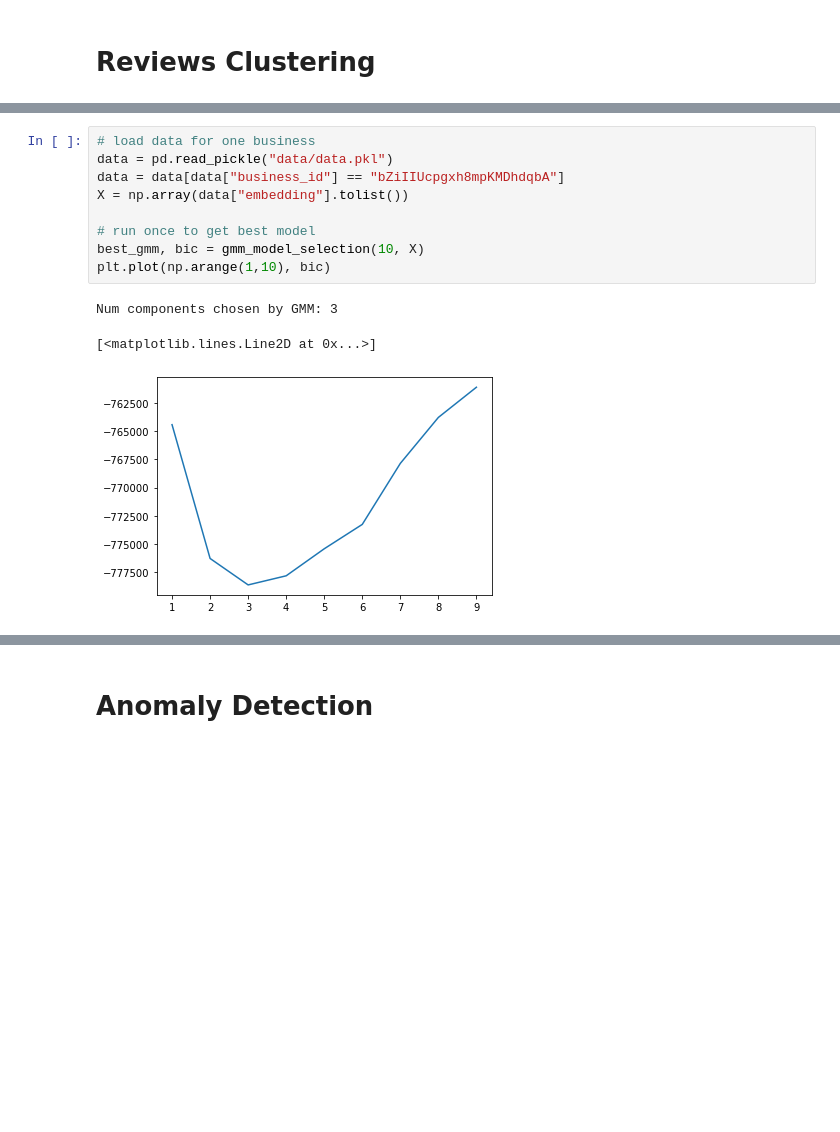
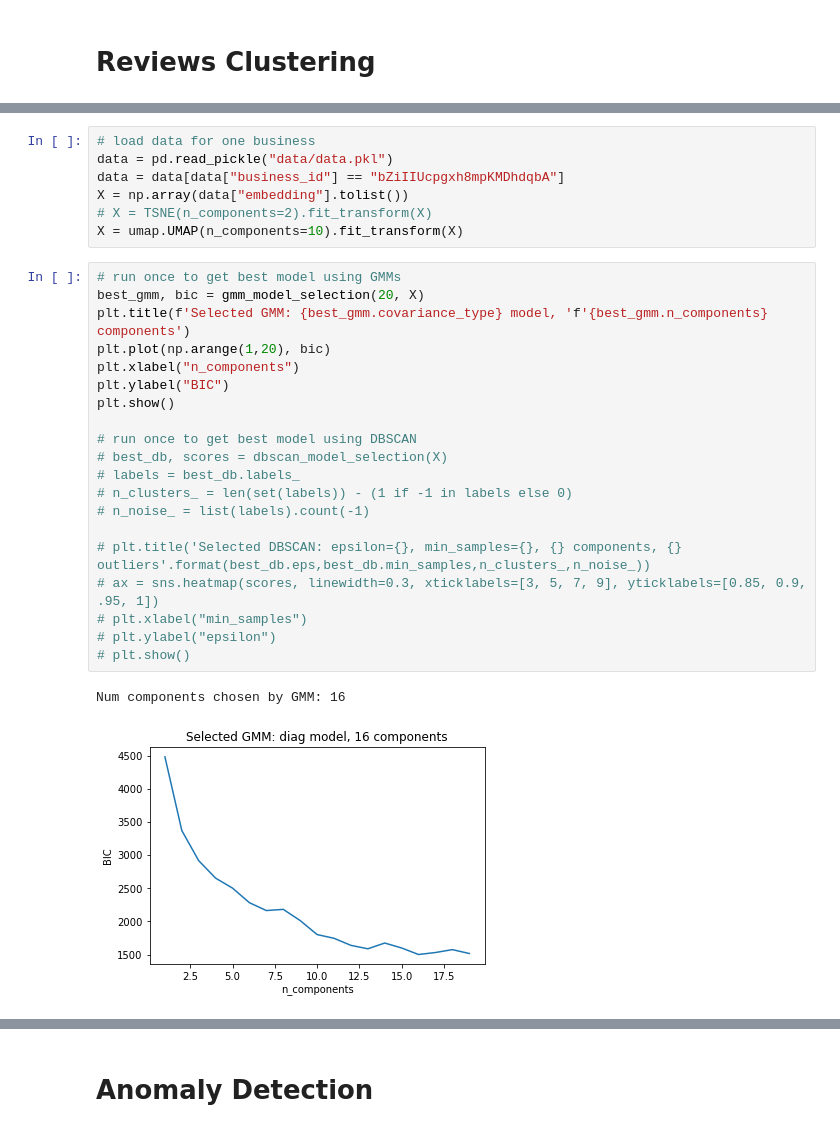
Before and after one commit to emily-mai/Umamics, a Jupyter notebook: CS105_Project.ipynb, the cells around one changed output, grey strips where cells are left out. Drawn from its saved outputs; the diff is of its cells as text; blank space fills up the shorter version.

```diff
--- a/CS105_Project.ipynb
+++ b/CS105_Project.ipynb
@@ -149,13 +159,30 @@ def plot_tsne(gmm, X, Y):
 data = pd.read_pickle("data/data.pkl")
 data = data[data["business_id"] == "bZiIIUcpgxh8mpKMDhdqbA"]
 X = np.array(data["embedding"].tolist())
-
-# run once to get best model
-best_gmm, bic = gmm_model_selection(10, X)
-plt.plot(np.arange(1,10), bic)
+# X = TSNE(n_components=2).fit_transform(X)
+X = umap.UMAP(n_components=10).fit_transform(X)
-# %% [output]
-Num components chosen by GMM: 3
-[<matplotlib.lines.Line2D at 0x...>]
-[figure, removed]
+# %%
+# run once to get best model using GMMs
+best_gmm, bic = gmm_model_selection(20, X)
+plt.title(f'Selected GMM: {best_gmm.covariance_type} model, 'f'{best_gmm.n_components} components')
+plt.plot(np.arange(1,20), bic)
+plt.xlabel("n_components")
+plt.ylabel("BIC")
+plt.show()
+
+# run once to get best model using DBSCAN
+# best_db, scores = dbscan_model_selection(X)
+# labels = best_db.labels_
+# n_clusters_ = len(set(labels)) - (1 if -1 in labels else 0)
+# n_noise_ = list(labels).count(-1)
+
+# plt.title('Selected DBSCAN: epsilon={}, min_samples={}, {} components, {} outliers'.format(best_db.eps,best_db.min_samples,n_clusters_,n_noise_))
+# ax = sns.heatmap(scores, linewidth=0.3, xticklabels=[3, 5, 7, 9], yticklabels=[0.85, 0.9, .95, 1])
+# plt.xlabel("min_samples")
+# plt.ylabel("epsilon")
+# plt.show()
+# %% [output]
+Num components chosen by GMM: 16
+[figure, added]
 # %%
 # fit and predict GMM on data
```
Also changed, not shown: parts of 11 cells of this notebook.
